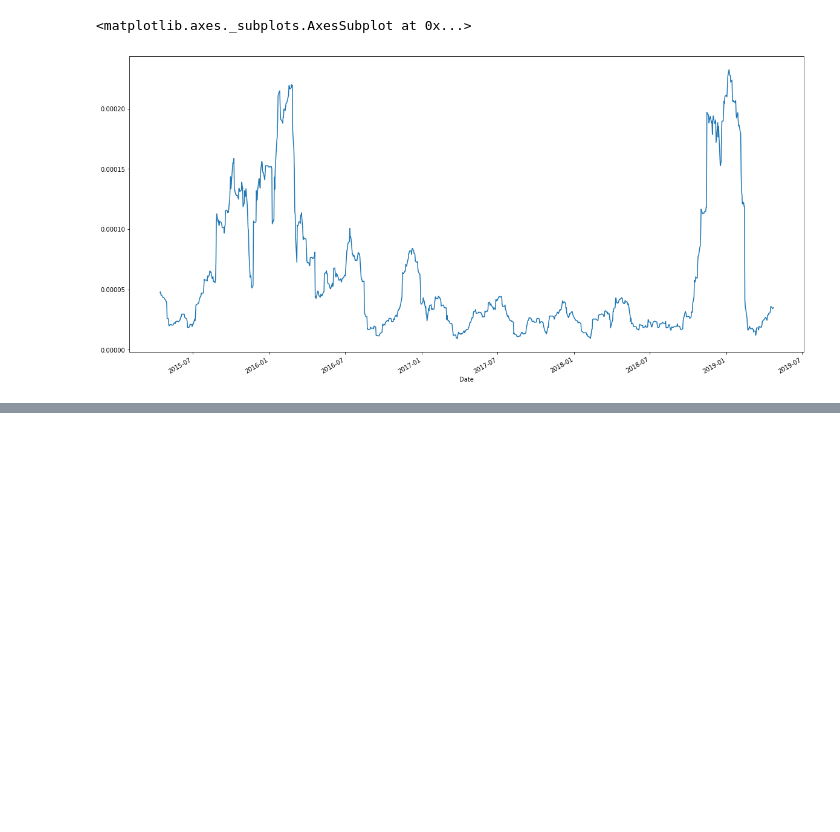
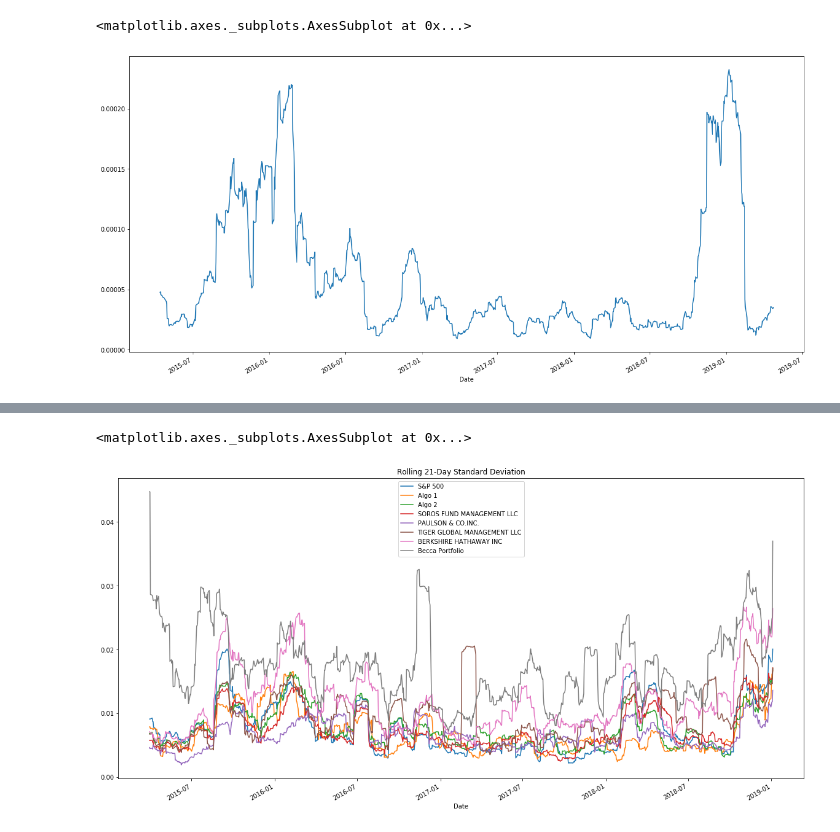
Before and after one commit to gerdonr/Financial-Returns-Analysis, a Jupyter notebook: homework file.ipynb, the cells around one changed output, grey strips where cells are left out. Drawn from its saved outputs; the diff is of its cells as text; code cells hidden in the pictures; blank space fills up the shorter version.

```diff
--- a/homework file.ipynb
+++ b/homework file.ipynb
@@ -297,0 +336,5 @@ rolling_beta_berk.plot(figsize=(20,10))
+# %%
+my_combined_returns = pd.concat([syy_returns,nflx_returns,sunw_returns],axis='columns',join='inner')
+my_combined_returns.columns =  ['SYY','NFLX','SUNW']
+my_combined_returns.dropna(inplace=True)
+my_combined_returns
@@ -297,0 +356,5 @@ rolling_beta_berk.plot(figsize=(20,10))
+# %%
+# Calculate weighted portfolio returns
+weights = [1/3, 1/3, 1/3]
+my_portfolio_returns = my_combined_returns.dot(weights)
+my_portfolio_returns.head()
@@ -297,0 +369,5 @@ rolling_beta_berk.plot(figsize=(20,10))
+# %%
+# Add your "Custom" portfolio to the larger dataframe of fund returns
+total_portfolio_returns = pd.concat([combined_returns,my_portfolio_returns],axis='columns',join='inner')
+total_portfolio_returns.rename(columns= {0: "Becca Portfolio"},inplace = True )
+total_portfolio_returns
@@ -297,0 +389,5 @@ rolling_beta_berk.plot(figsize=(20,10))
+# %%
+# Only compare dates where return data exists for all the stocks (drop NaNs)
+total_portfolio_returns.dropna(inplace=True)
+total_portfolio_returns.sort_index(inplace=True)
+total_portfolio_returns
@@ -297,0 +424,7 @@ rolling_beta_berk.plot(figsize=(20,10))
+# %%
+# Rolling
+rolling_annualized_total_std = total_portfolio_returns.rolling(window=21).std()
+rolling_annualized_total_std.plot(figsize=(20,10),title="Rolling 21-Day Standard Deviation")
+# %% [output]
+<matplotlib.axes._subplots.AxesSubplot at 0x...>
+[figure, added]
```
Also changed, not shown: parts of 22 cells of this notebook, 4 other files.
